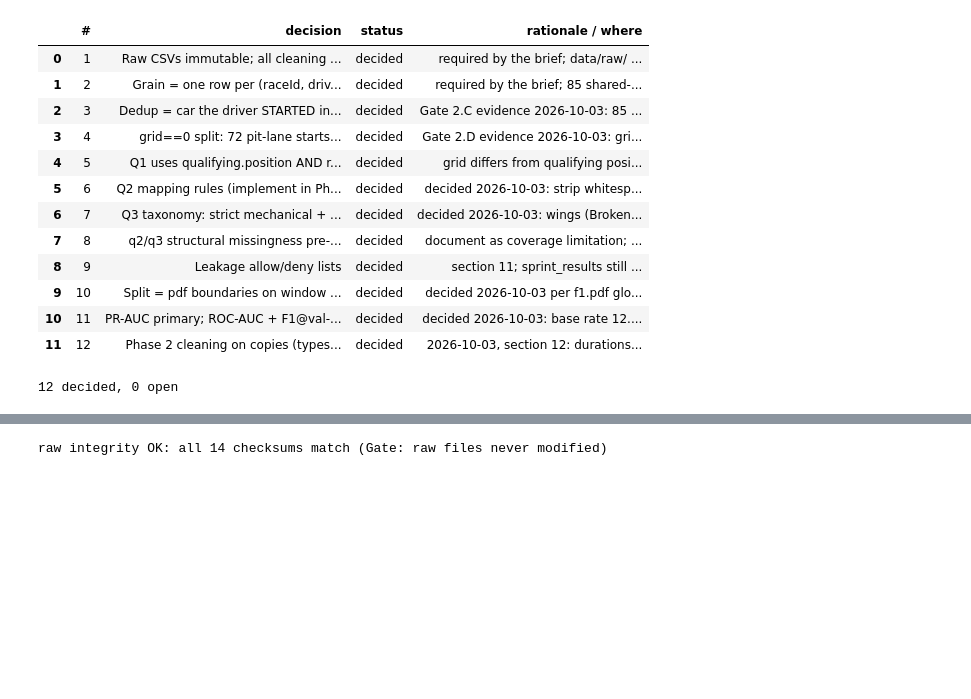
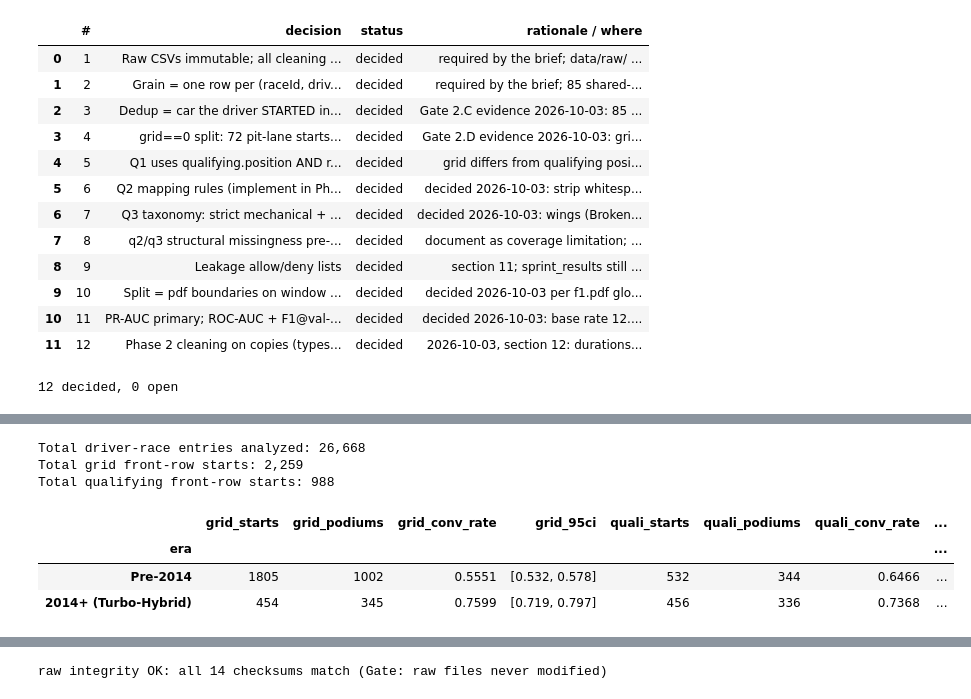
Before and after one commit to MohamedAyman04/f1-drivers, a Jupyter notebook: notebooks/f1_podium_prediction.ipynb, the cells around one changed output, grey strips where cells are left out. Saved outputs shown, nothing was run; the diff lists cells and outputs as text; code cells hidden in the pictures; blank space fills up the shorter version.

```diff
--- a/notebooks/f1_podium_prediction.ipynb
+++ b/notebooks/f1_podium_prediction.ipynb
@@ -1818,0 +1847,56 @@ print(f"{(decisions['status'] == 'decided').sum()} decided, "
+# %%
+# Q1 Multi-hop joins with explicit grain checks
+n_init = len(clean["results"])
+q1_df = clean["results"].merge(
+    clean["races"][["raceId", "year", "name", "circuitId"]].rename(columns={"name": "race_name"}),
+    on="raceId", how="inner"
+)
+assert len(q1_df) == n_init, "Grain altered after races merge"
+
+q1_df = q1_df.merge(
+    clean["circuits"][["circuitId", "name", "country"]].rename(columns={"name": "circuit_name"}),
+    on="circuitId", how="inner"
+)
+assert len(q1_df) == n_init, "Grain altered after circuits merge"
+
+q1_df = q1_df.merge(
+    clean["qualifying"][["raceId", "driverId", "position"]].rename(columns={"position": "quali_pos"}),
+    on=["raceId", "driverId"], how="left"
+)
+assert len(q1_df) == n_init, "Grain altered after qualifying merge"
+
+q1_df["year"] = q1_df["year"].astype(int)
+q1_df["podium"] = (q1_df["positionOrder"] <= 3).astype(int)
+q1_df["grid_fr"] = q1_df["grid"].isin([1, 2])
+q1_df["quali_fr"] = q1_df["quali_pos"].isin([1, 2])
+q1_df["era"] = np.where(q1_df["year"] >= 2014, "2014+ (Turbo-Hybrid)", "Pre-2014")
+
+print(f"Total driver-race entries analyzed: {len(q1_df):,}")
+print(f"Total grid front-row starts: {q1_df['grid_fr'].sum():,}")
+print(f"Total qualifying front-row starts: {q1_df['quali_fr'].sum():,}")
+
+# Overall conversion comparison
+overall_q1 = []
+for era in ["Pre-2014", "2014+ (Turbo-Hybrid)"]:
+    sub = q1_df[q1_df["era"] == era]
+    g_fr = sub[sub["grid_fr"]]
+    q_fr = sub[sub["quali_fr"]]
+    g_rate, g_low, g_high = wilson_interval(g_fr["podium"].sum(), len(g_fr))
+    q_rate, q_low, q_high = wilson_interval(q_fr["podium"].sum(), len(q_fr))
+    overall_q1.append({
+        "era": era,
+        "grid_starts": len(g_fr), "grid_podiums": int(g_fr["podium"].sum()), "grid_conv_rate": round(g_rate, 4),
+        "grid_95ci": f"[{g_low:.3f}, {g_high:.3f}]",
+        "quali_starts": len(q_fr), "quali_podiums": int(q_fr["podium"].sum()), "quali_conv_rate": round(q_rate, 4),
+        "quali_95ci": f"[{q_low:.3f}, {q_high:.3f}]"
+    })
+df_q1_overall = pd.DataFrame(overall_q1).set_index("era")
+display(df_q1_overall)
+# %% [output]
+Total driver-race entries analyzed: 26,668
+Total grid front-row starts: 2,259
+Total qualifying front-row starts: 988
+|  | grid_starts | grid_podiums | grid_conv_rate | grid_95ci | quali_starts | quali_podiums | quali_conv_rate | ... |
+| era |  |  |  |  |  |  |  | ... |
+| Pre-2014 | 1805 | 1002 | 0.5551 | [0.532, 0.578] | 532 | 344 | 0.6466 | ... |
+| 2014+ (Turbo-Hybrid) | 454 | 345 | 0.7599 | [0.719, 0.797] | 456 | 336 | 0.7368 | ... |
```
Also changed, not shown: parts of 16 cells of this notebook, 9 other files.
